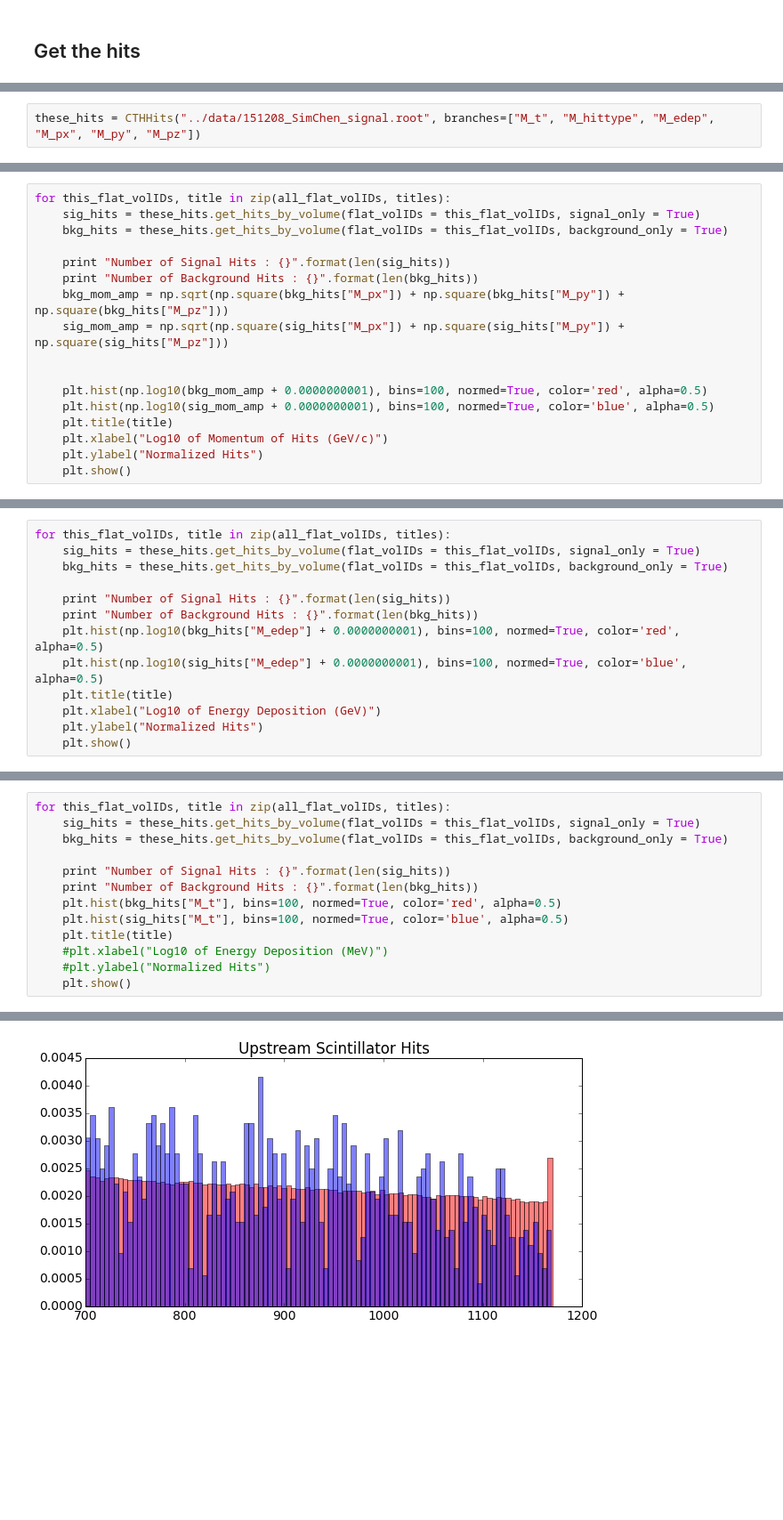
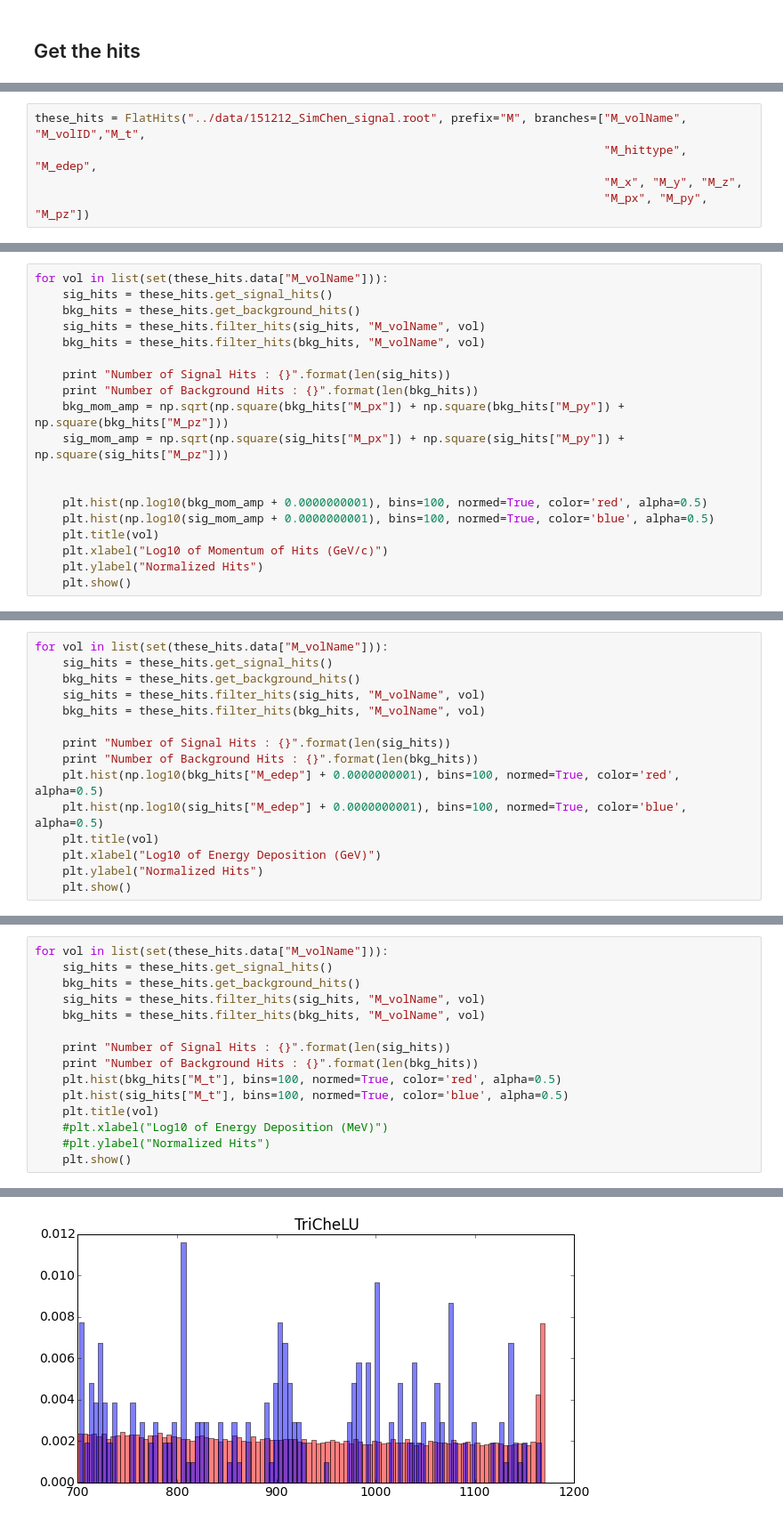
Before and after one commit to ewengillies/track-finding-yandex, a Jupyter notebook: notebooks/Probe_Trigger_Signal.ipynb, the cells around one changed output, grey strips where cells are left out. Shown at 89% size. Saved outputs shown, nothing was run; the diff lists cells and outputs as text; blank space fills up the shorter version.

Commit message:
Look at new background

```diff
--- a/notebooks/Probe_Trigger_Signal.ipynb
+++ b/notebooks/Probe_Trigger_Signal.ipynb
@@ -298,4 +23,7 @@ class CTHHits(object):
 # %%
-these_hits = CTHHits("../data/151208_SimChen_signal.root", branches=["M_t", "M_hittype", "M_edep", "M_px", "M_py", "M_pz"])
+these_hits = FlatHits("../data/151212_SimChen_signal.root", prefix="M", branches=["M_volName", "M_volID","M_t",
+                                                                                  "M_hittype", "M_edep",
+                                                                                  "M_x", "M_y", "M_z",
+                                                                                  "M_px", "M_py", "M_pz"])
 # %%
 # Quick and dirty volume grabbing
@@ -306,7 +72,9 @@ titles = ["Upstream Scintillator Hits", "Upstream Cherenkov Hits", "Upstream Che
 # %%
-for this_flat_volIDs, title in zip(all_flat_volIDs, titles):
-    sig_hits = these_hits.get_hits_by_volume(flat_volIDs = this_flat_volIDs, signal_only = True)
-    bkg_hits = these_hits.get_hits_by_volume(flat_volIDs = this_flat_volIDs, background_only = True)
+for vol in list(set(these_hits.data["M_volName"])):
+    sig_hits = these_hits.get_signal_hits()
+    bkg_hits = these_hits.get_background_hits()
+    sig_hits = these_hits.filter_hits(sig_hits, "M_volName", vol)
+    bkg_hits = these_hits.filter_hits(bkg_hits, "M_volName", vol)
 
     print "Number of Signal Hits : {}".format(len(sig_hits))
     print "Number of Background Hits : {}".format(len(bkg_hits))
@@ -316,7 +84,7 @@ for this_flat_volIDs, title in zip(all_flat_volIDs, titles):
 
     plt.hist(np.log10(bkg_mom_amp + 0.0000000001), bins=100, normed=True, color='red', alpha=0.5)
     plt.hist(np.log10(sig_mom_amp + 0.0000000001), bins=100, normed=True, color='blue', alpha=0.5)
-    plt.title(title)
+    plt.title(vol)
     plt.xlabel("Log10 of Momentum of Hits (GeV/c)")
     plt.ylabel("Normalized Hits")
     plt.show()
@@ -342,13 +110,15 @@ Number of Background Hits : 1270968
 # %%
-for this_flat_volIDs, title in zip(all_flat_volIDs, titles):
-    sig_hits = these_hits.get_hits_by_volume(flat_volIDs = this_flat_volIDs, signal_only = True)
-    bkg_hits = these_hits.get_hits_by_volume(flat_volIDs = this_flat_volIDs, background_only = True)
+for vol in list(set(these_hits.data["M_volName"])):
+    sig_hits = these_hits.get_signal_hits()
+    bkg_hits = these_hits.get_background_hits()
+    sig_hits = these_hits.filter_hits(sig_hits, "M_volName", vol)
+    bkg_hits = these_hits.filter_hits(bkg_hits, "M_volName", vol)
 
     print "Number of Signal Hits : {}".format(len(sig_hits))
     print "Number of Background Hits : {}".format(len(bkg_hits))
     plt.hist(np.log10(bkg_hits["M_edep"] + 0.0000000001), bins=100, normed=True, color='red', alpha=0.5)
     plt.hist(np.log10(sig_hits["M_edep"] + 0.0000000001), bins=100, normed=True, color='blue', alpha=0.5)
-    plt.title(title)
+    plt.title(vol)
     plt.xlabel("Log10 of Energy Deposition (GeV)")
     plt.ylabel("Normalized Hits")
     plt.show()
@@ -374,13 +144,15 @@ Number of Background Hits : 1270968
 # %%
-for this_flat_volIDs, title in zip(all_flat_volIDs, titles):
-    sig_hits = these_hits.get_hits_by_volume(flat_volIDs = this_flat_volIDs, signal_only = True)
-    bkg_hits = these_hits.get_hits_by_volume(flat_volIDs = this_flat_volIDs, background_only = True)
+for vol in list(set(these_hits.data["M_volName"])):
+    sig_hits = these_hits.get_signal_hits()
+    bkg_hits = these_hits.get_background_hits()
+    sig_hits = these_hits.filter_hits(sig_hits, "M_volName", vol)
+    bkg_hits = these_hits.filter_hits(bkg_hits, "M_volName", vol)
 
     print "Number of Signal Hits : {}".format(len(sig_hits))
     print "Number of Background Hits : {}".format(len(bkg_hits))
     plt.hist(bkg_hits["M_t"], bins=100, normed=True, color='red', alpha=0.5)
     plt.hist(sig_hits["M_t"], bins=100, normed=True, color='blue', alpha=0.5)
-    plt.title(title)
+    plt.title(vol)
     #plt.xlabel("Log10 of Energy Deposition (MeV)")
     #plt.ylabel("Normalized Hits")
     plt.show()
@@ -390 +162 @@ Number of Background Hits : 1146795
-[figure, old version]
+[figure, new version]
```
Also changed, not shown: parts of 14 cells of this notebook, 1 other file.
